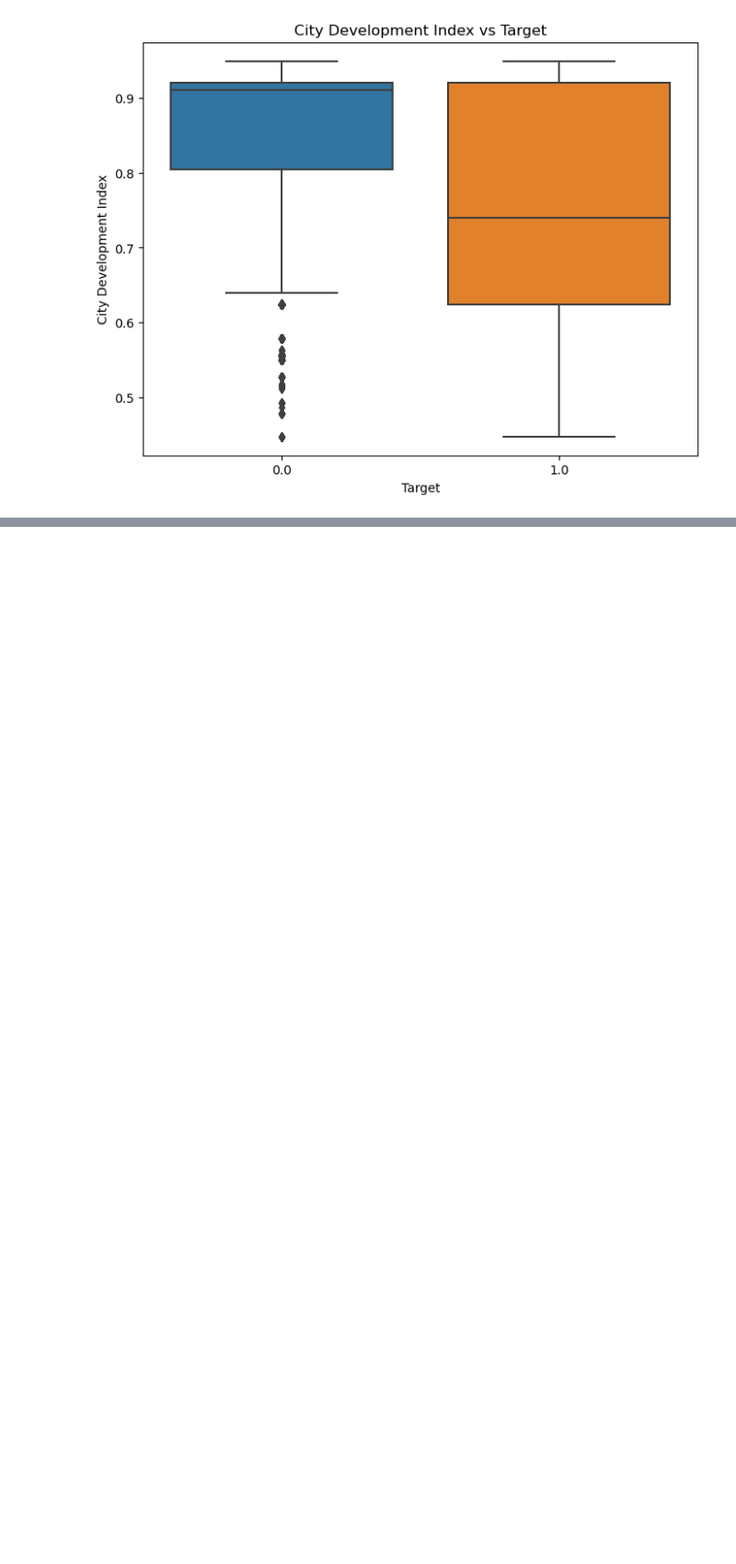
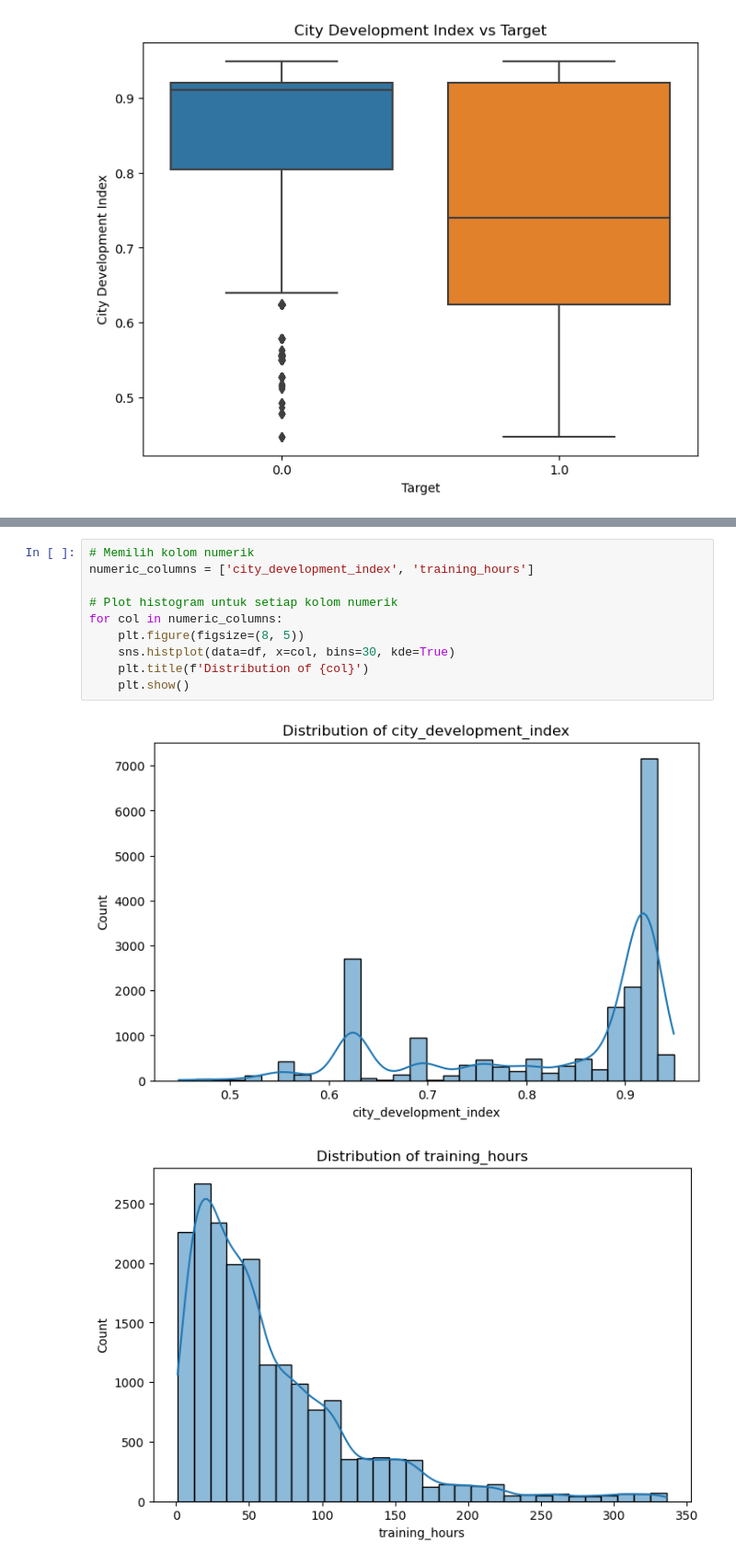
Before and after one commit to fachri34/Final-Project-Data-Science, a Jupyter notebook: HR Analytics.ipynb, the cells around one changed output, grey strips where cells are left out. Shown at 92% size. Drawn from its saved outputs; the diff is of its cells as text; blank space fills up the shorter version.

```diff
--- a/HR Analytics.ipynb
+++ b/HR Analytics.ipynb
@@ -325,0 +339,13 @@ plt.show()
+# %%
+# Memilih kolom numerik
+numeric_columns = ['city_development_index', 'training_hours']
+
+# Plot histogram untuk setiap kolom numerik
+for col in numeric_columns:
+    plt.figure(figsize=(8, 5))
+    sns.histplot(data=df, x=col, bins=30, kde=True)
+    plt.title(f'Distribution of {col}')
+    plt.show()
+# %% [output]
+[figure, added]
+[figure, added]
```
Also changed, not shown: parts of 5 cells of this notebook.
